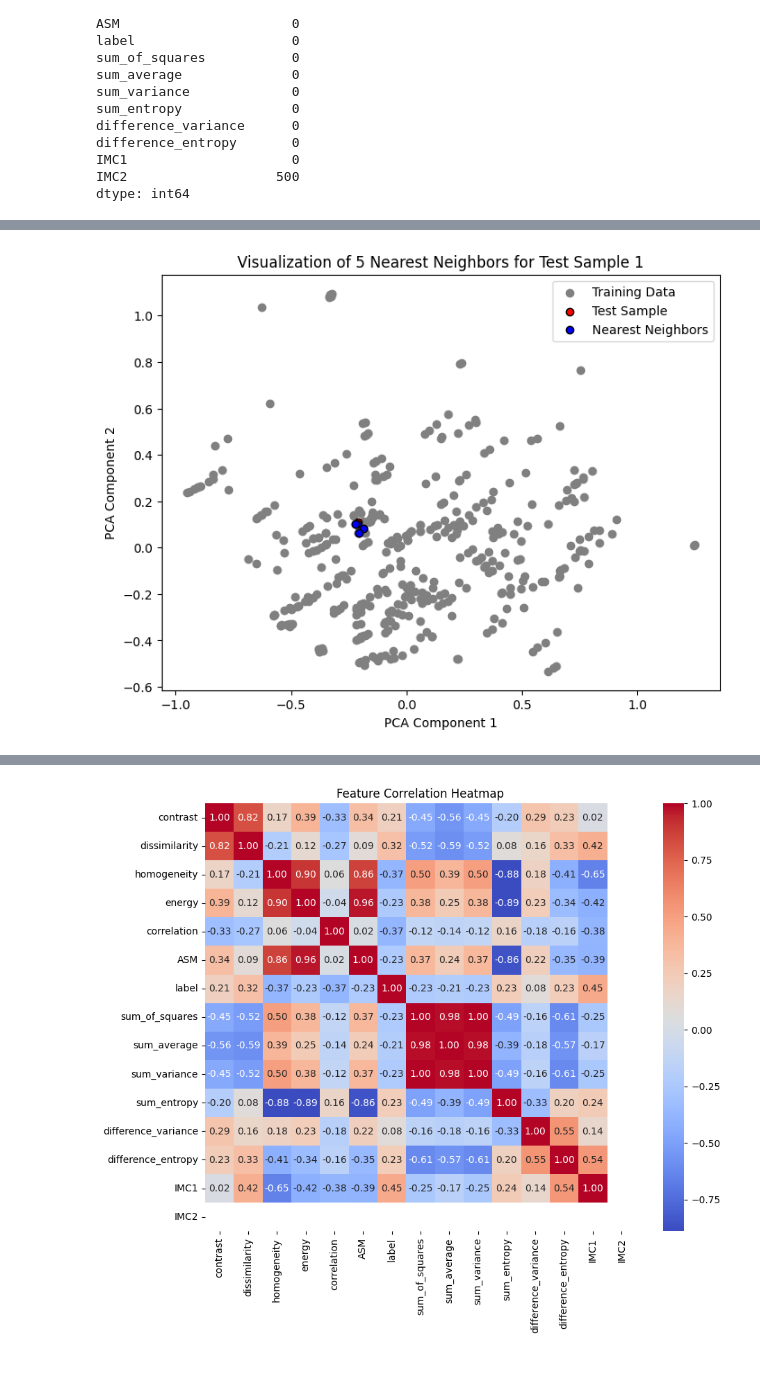
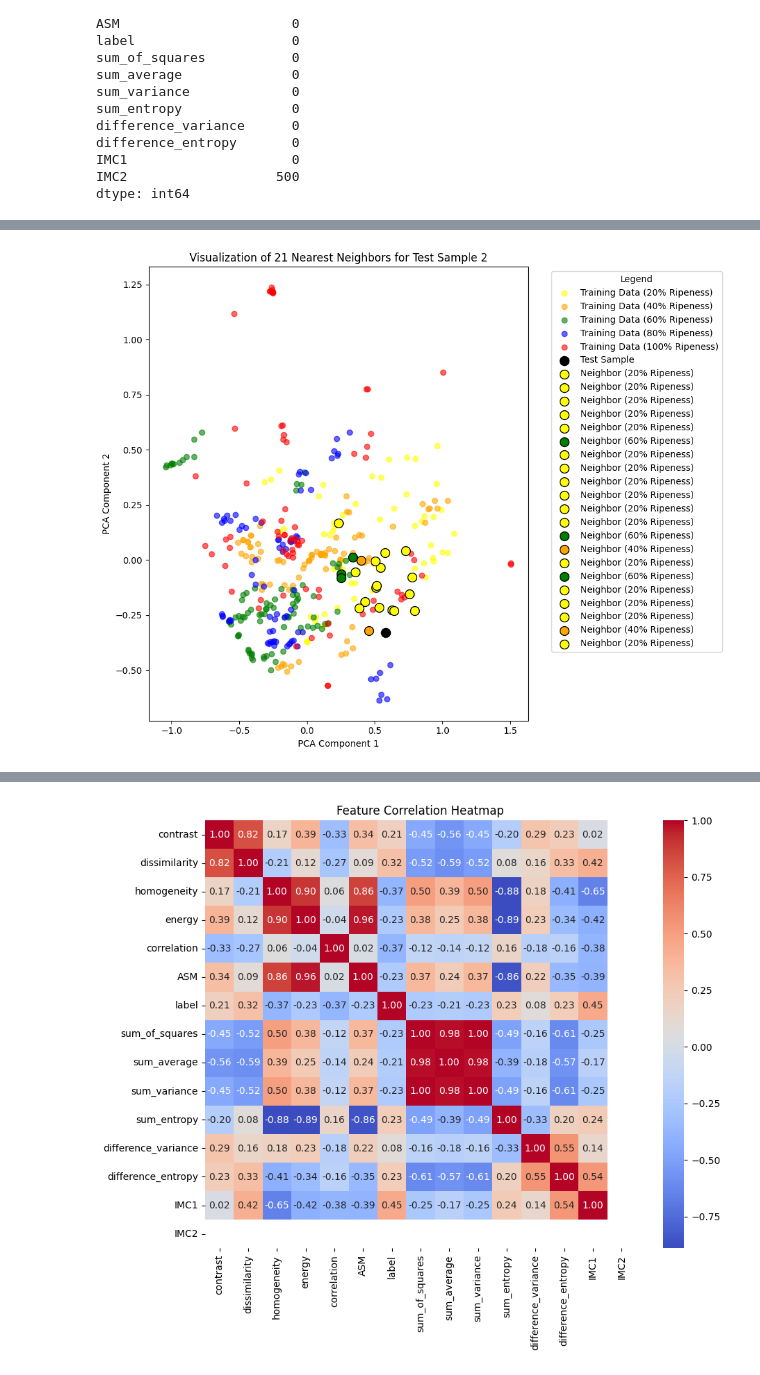
Before and after one commit to Bagusdevaa/Apple-Classfication-using-Harralick-and-KNN, a Jupyter notebook: EDA.ipynb, the cells around one changed output, grey strips where cells are left out. Drawn from its saved outputs; the diff is of its cells as text; code cells hidden in the pictures.

```diff
--- a/EDA.ipynb
+++ b/EDA.ipynb
@@ -358,18 +350,12 @@ df_test
-# %%
-# Normalisasi dengan Min-Max Scaling
-numeric_features = df_test.drop(columns=['label', 'IMC2'], axis=1).columns
-
-df_ngetestt = df_test.copy()
-scaler = MinMaxScaler()
-df_ngetestt[numeric_features] = scaler.fit_transform(df_ngetestt[numeric_features])
 # %%
 from sklearn.model_selection import train_test_split
 from sklearn.neighbors import KNeighborsClassifier
 from sklearn.metrics import accuracy_score
 import pandas as pd
 
-# Dictionary untuk menyimpan hasil akurasi
+# Dictionary untuk menyimpan hasil akurasi dan neighbors info
 results = {}
+neighbors_info = {}
 
 # Iterasi melalui semua kombinasi (d, theta)
 for (d, theta), df in feature_dataframes_test.items():
@@ -382,7 +368,7 @@ for (d, theta), df in feature_dataframes_test.items():
     df_ngetestt[numeric_features] = scaler.fit_transform(df_ngetestt[numeric_features])
 
     # Pisahkan fitur (X) dan label (y)
-    X = df_ngetestt.drop(columns=['label', 'IMC2','difference_entropy', 'ASM', 'image'])  # Semua kolom kecuali 'image' dan 'label'
+    X = df_ngetestt.drop(columns=['label', 'IMC2', 'image'])  # Semua kolom kecuali 'image' dan 'label'
     y = df_ngetestt['label']  # Kolom 'label'
 
     # Bagi data menjadi training dan testing set
@@ -390,6 +376,7 @@ for (d, theta), df in feature_dataframes_test.items():
 
     # Dictionary untuk menyimpan akurasi per nilai k
     accuracy_per_k = {}
+    neighbors_per_k = {}
 
     # Coba nilai k dari 3 hingga 15
     for k in range(3, 22, 2):
@@ -402,6 +389,9 @@ for (d, theta), df in feature_dataframes_test.items():
         # Get the distances and indices of the k nearest neighbors for the test set
         distances, indices = knn.kneighbors(X_test)
 
+        # Simpan distances dan indices untuk k ini
+        neighbors_per_k[k] = {'distances': distances, 'indices': indices}
+
         # Prediksi label untuk data testing
         y_pred = knn.predict(X_test)
 
@@ -409,9 +399,9 @@ for (d, theta), df in feature_dataframes_test.items():
         accuracy = accuracy_score(y_test, y_pred)
         accuracy_per_k[k] = accuracy
 
-
-    # Simpan hasil akurasi untuk kombinasi (d, theta)
+    # Simpan hasil akurasi dan neighbors info untuk kombinasi (d, theta)
     results[(d, theta)] = accuracy_per_k
+    neighbors_info[(d, theta)] = neighbors_per_k
 
 # Tampilkan hasil
 for (d, theta), accuracies in results.items():
@@ -439,26 +429,71 @@ Evaluating combination d=3, theta=135...
 # %%
-from sklearn.decomposition import PCA
+# Define a color map for the labels
+label_colors = {0: 'yellow', 1: 'orange', 2: 'green', 3: 'blue', 4: 'red'}
+label_names = {0: '20% Ripeness', 1: '40% Ripeness', 2: '60% Ripeness', 3: '80% Ripeness', 4: '100% Ripeness'}
+default_color = 'gray'
+
+# Select a specific (d, theta) combination and k value
+d, theta = 1, 0  # Example combination
+k = 21  # Example k value
+
+# Get the neighbors for the selected combination and k
+distances = neighbors_info[(d, theta)][k]['distances']
+indices = neighbors_info[(d, theta)][k]['indices']
 
 # Reduce features to 2D using PCA
 pca = PCA(n_components=2)
 X_train_2d = pca.fit_transform(X_train)
 X_test_2d = pca.transform(X_test)
 
+# Convert y_train to a NumPy array
+y_train_array = np.array(y_train)
+
 # Visualize the first test sample and its neighbors
-test_sample_idx = 0
+test_sample_idx = 1  # Example test sample
 neighbors_idx = indices[test_sample_idx]
 
-plt.figure(figsize=(8, 6))
-plt.scatter(X_train_2d[:, 0], X_train_2d[:, 1], c='gray', label='Training Data')
-plt.scatter(X_test_2d[test_sample_idx, 0], X_test_2d[test_sample_idx, 1], c='red', label='Test Sample', edgecolor='black')
-plt.scatter(X_train_2d[neighbors_idx, 0], X_train_2d[neighbors_idx, 1], c='blue', label='Nearest Neighbors', edgecolor='black')
-plt.legend()
+plt.figure(figsize=(10, 8))
+
+# Plot training data with color coding based on labels
+for label in np.unique(y_train_array):
+    plt.scatter(
+        X_train_2d[y_train_array == label, 0],
+        X_train_2d[y_train_array == label, 1],
+        c=label_colors.get(label, default_color),
+        label=f'Training Data ({label_names.get(label, "Unknown")})',
+        alpha=0.6
+    )
+
+# Highlight the test sample
+plt.scatter(
+    X_test_2d[test_sample_idx, 0],
+    X_test_2d[test_sample_idx, 1],
+    c='black',
+    label='Test Sample',
+    edgecolor='white',
+    s=150
+)
+
+# Highlight the nearest neighbors
+for neighbor_idx in neighbors_idx:
+    plt.scatter(
+        X_train_2d[neighbor_idx, 0],
+        X_train_2d[neighbor_idx, 1],
+        c=label_colors.get(y_train_array[neighbor_idx], default_color),
+        edgecolor='black',
+        s=100,
+        label=f'Neighbor ({label_names.get(y_train_array[neighbor_idx], "Unknown")})'
+    )
+
+# Add legend and labels
+plt.legend(loc='best', bbox_to_anchor=(1.05, 1), title="Legend")
 plt.title(f'Visualization of {k} Nearest Neighbors for Test Sample {test_sample_idx + 1}')
 plt.xlabel('PCA Component 1')
 plt.ylabel('PCA Component 2')
+plt.tight_layout()
 plt.show()
 # %% [output]
-[figure, old version]
+[figure, new version]
 # %%
 counter = 0
 for (d, theta), accuracies in results.items():
```
Also changed, not shown: parts of 6 cells of this notebook.
